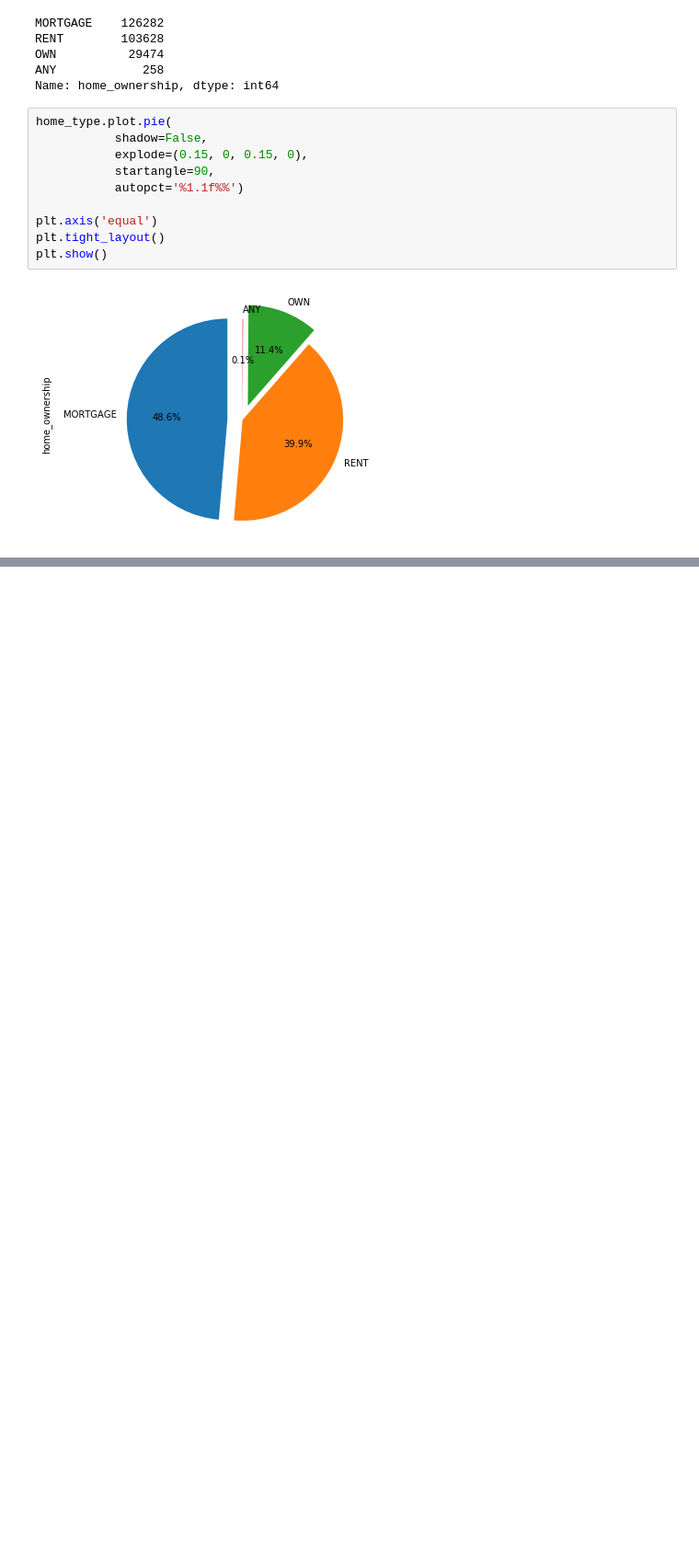
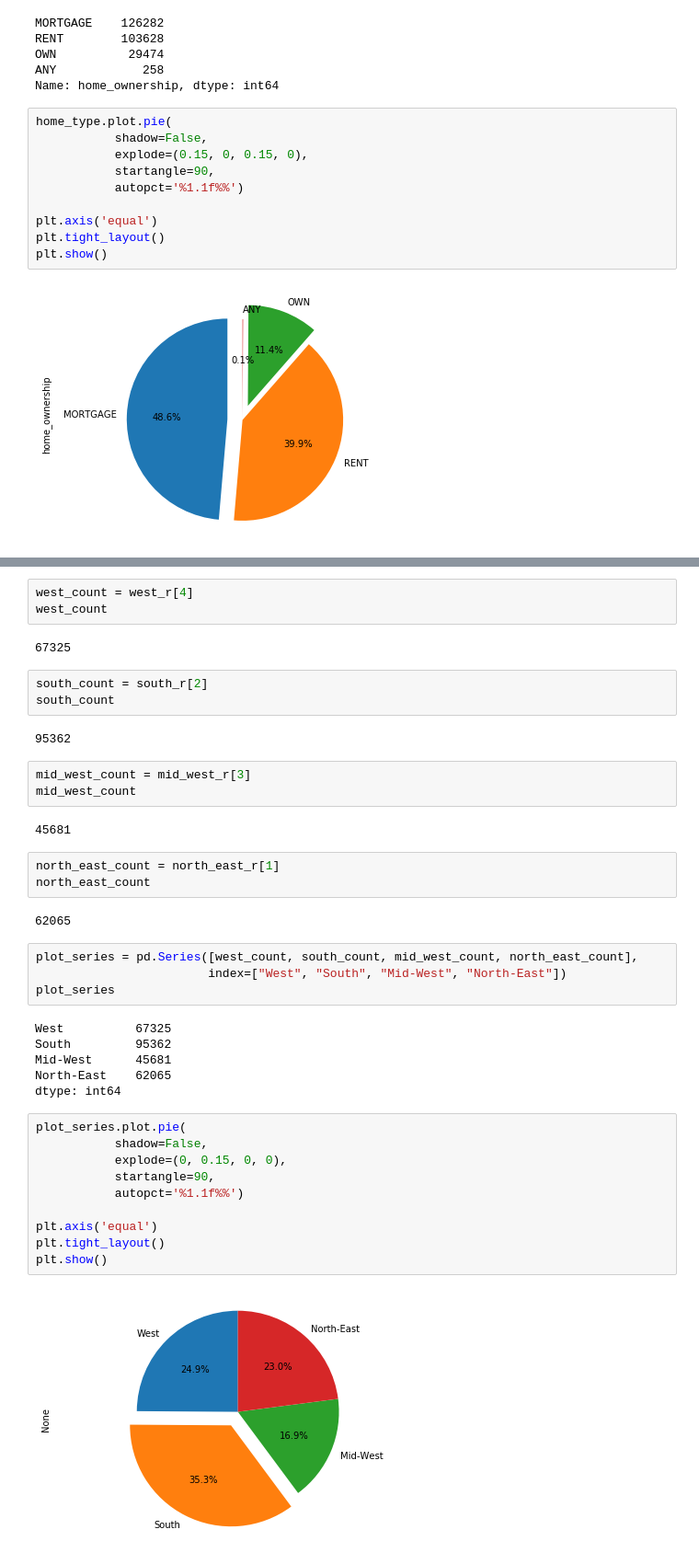
Before and after one commit to Ironbark427/Team-1, a Jupyter notebook: Debt_Consolidation.ipynb, the cells around one changed output, grey strips where cells are left out. Shown at 92% size. Cells and saved outputs as stored; diff of their text form; blank space fills up the shorter version.

```diff
--- a/Debt_Consolidation.ipynb
+++ b/Debt_Consolidation.ipynb
@@ -234,0 +408,42 @@ array([ 1,  2,  3,  4,  5,  6,  7,  8,  9, 10, 11, 12])
+# %%
+west_count = west_r[4]
+west_count
+# %% [output]
+67325
+# %%
+south_count = south_r[2]
+south_count
+# %% [output]
+95362
+# %%
+mid_west_count = mid_west_r[3]
+mid_west_count
+# %% [output]
+45681
+# %%
+north_east_count = north_east_r[1]
+north_east_count
+# %% [output]
+62065
+# %%
+plot_series = pd.Series([west_count, south_count, mid_west_count, north_east_count],
+                        index=["West", "South", "Mid-West", "North-East"])
+plot_series
+# %% [output]
+West          67325
+South         95362
+Mid-West      45681
+North-East    62065
+dtype: int64
+# %%
+plot_series.plot.pie(
+           shadow=False,
+           explode=(0, 0.15, 0, 0),
+           startangle=90,
+           autopct='%1.1f%%')
+
+plt.axis('equal')
+plt.tight_layout()
+plt.show()
+# %% [output]
+[figure, added]
```
Also changed, not shown: parts of 38 cells of this notebook, 1 other file.
